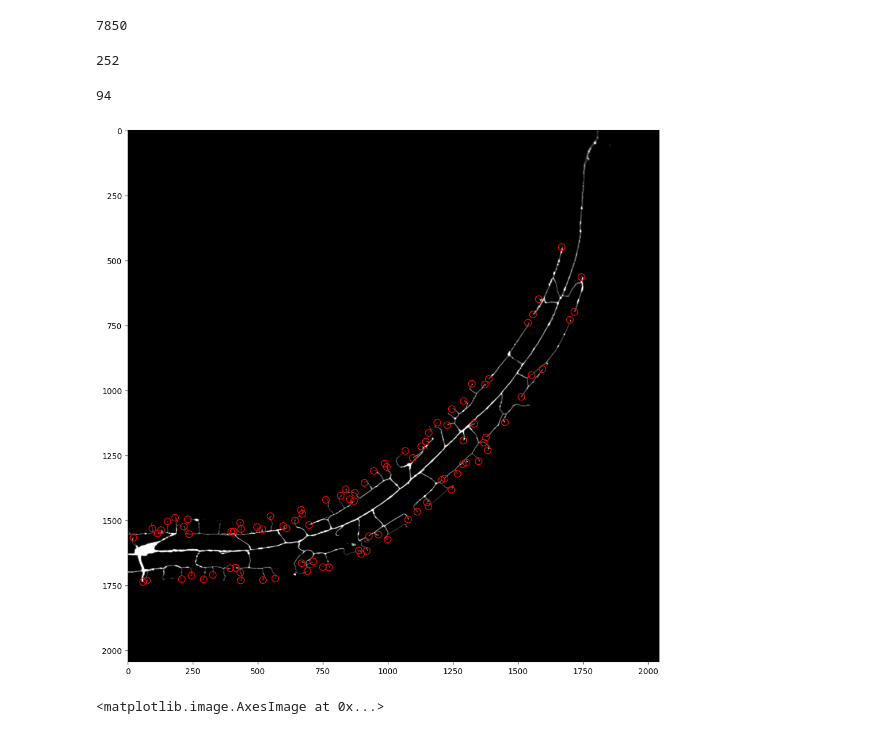
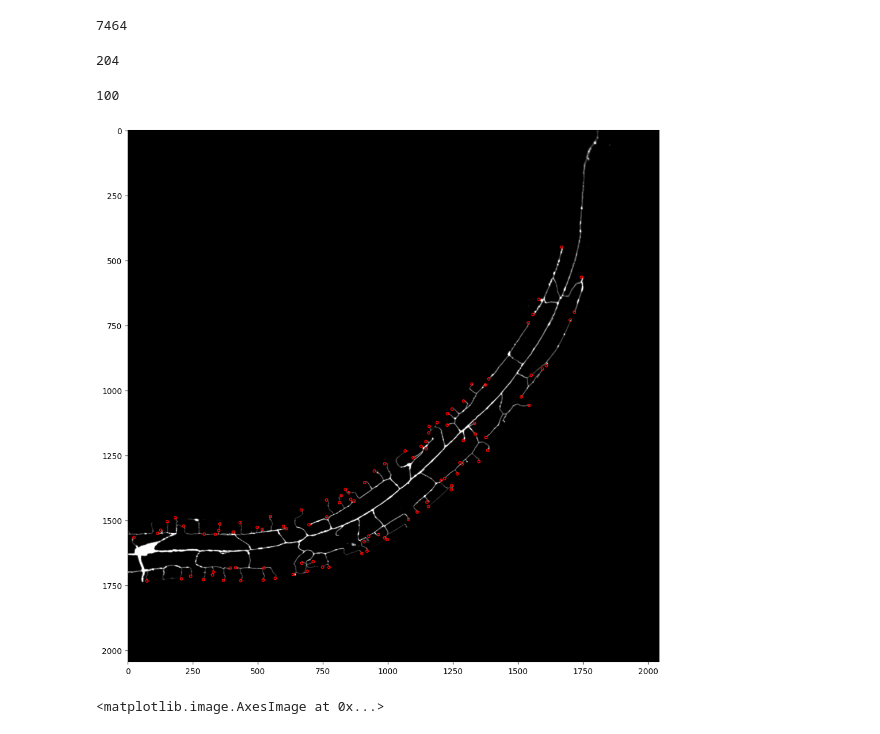
Before and after one commit to nghess/worm-warp, a Jupyter notebook: template_matching.ipynb, the cells around one changed output. Drawn from its saved outputs; the diff is of its cells as text; code cells hidden in the pictures.

```diff
--- a/template_matching.ipynb
+++ b/template_matching.ipynb
@@ -56,7 +56,7 @@ def generate_features(win, feature, angle=0, thickness=1):
 # Generate features to search for
 
 deg_ii = 1
-kernel = 13
+kernel = 10
 features = []
 
 for theta in range(0, 360, deg_ii):
@@ -127,7 +127,7 @@ for feature in features:
 knots = [(x, y) for arr1, arr2 in knots for x, y in zip(arr1, arr2)]
 len(knots)
 # %% [output]
-7850
+7464
 # %%
 # Filter out too-similar points in the array
 occurrences = {}
@@ -146,7 +146,7 @@ for row in knots:
 knots = filtered_rows
 len(knots)
 # %% [output]
-252
+204
 # %%
 # Remove any near-duplicate rows
 
@@ -176,21 +176,21 @@ def remove_similar_rows(arr, thresh):
 knots = remove_similar_rows(knots, threshold)
 print(len(knots))
 # %% [output]
-94
+100
 # %%
 # Plot Vertices on image
 fig, ax = plt.subplots(figsize=(12, 12))
 ax.imshow(image, cmap='gray')
 
 # Get template matching offsets
 w, h = template.shape[::-1]
 
 # Adding circles at each knot
 for xi, yi in knots:
-    circle = Circle((yi+w//2, xi+h//2,), radius=(kernel), fill=False, edgecolor='red', linewidth=1)
+    circle = Circle((yi+w//2, xi+h//2,), radius=(kernel//2), fill=False, edgecolor='red', linewidth=1)
     ax.add_patch(circle)
 # %% [output]
-[figure, old version]
+[figure, new version]
 # %%
 # Plot Template match image
 fig, ax = plt.subplots(figsize=(img.shape[0]/100, img.shape[0]/100))
```
Also changed, not shown: parts of 2 cells of this notebook.
